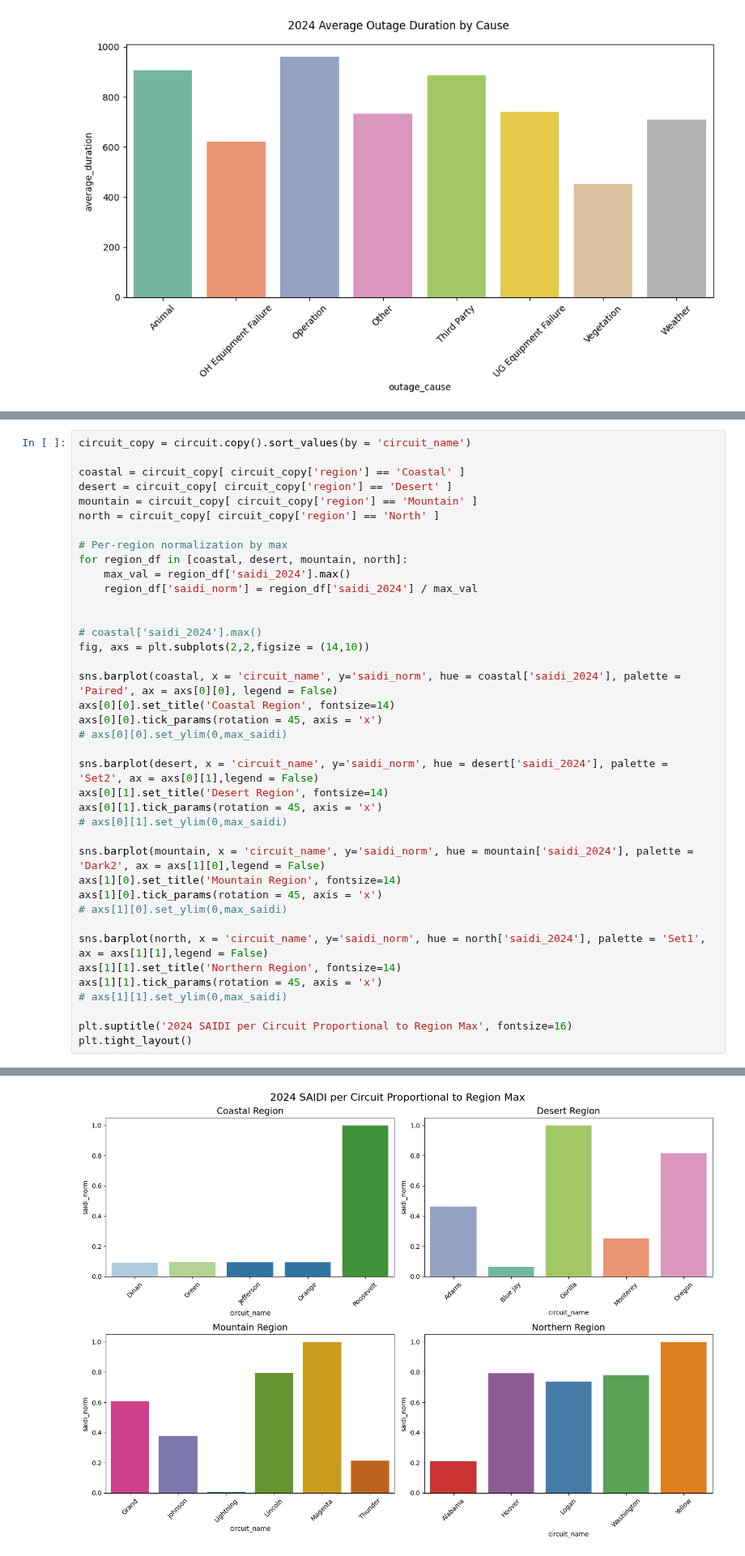
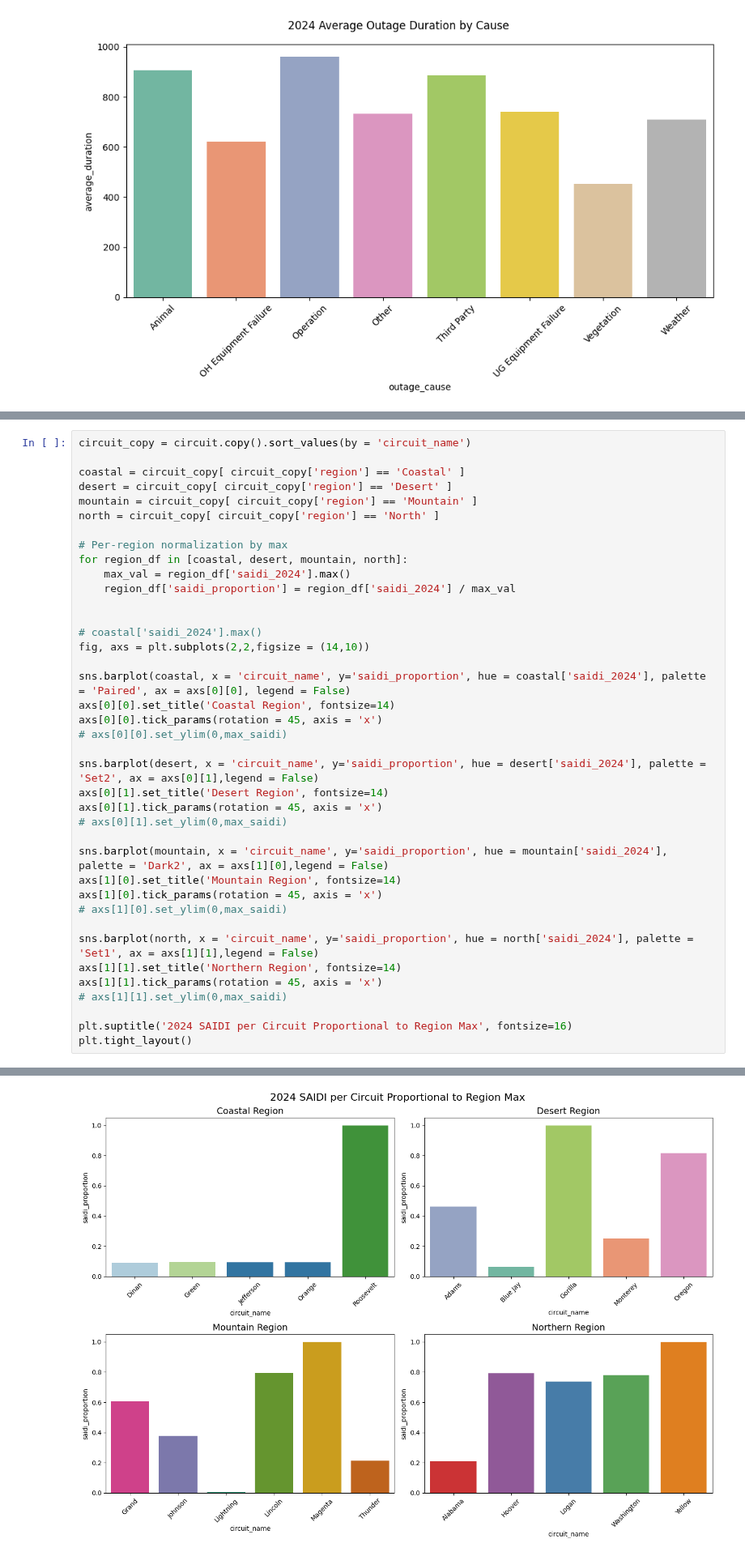
Before and after one commit to GerardoG2/ITC-2025, a Jupyter notebook: circuit-outage-analysis.ipynb, the cells around one changed output, grey strips where cells are left out. Shown at 81% size. Saved outputs shown, nothing was run; the diff lists cells and outputs as text.

Commit message:
minor changes: fixed axis label for saidi prop

```diff
--- a/circuit-outage-analysis.ipynb
+++ b/circuit-outage-analysis.ipynb
@@ -623,28 +623,28 @@ north = circuit_copy[ circuit_copy['region'] == 'North' ]
 # Per-region normalization by max
 for region_df in [coastal, desert, mountain, north]:
     max_val = region_df['saidi_2024'].max()
-    region_df['saidi_norm'] = region_df['saidi_2024'] / max_val
+    region_df['saidi_proportion'] = region_df['saidi_2024'] / max_val
 
 
 # coastal['saidi_2024'].max()
 fig, axs = plt.subplots(2,2,figsize = (14,10))
 
-sns.barplot(coastal, x = 'circuit_name', y='saidi_norm', hue = coastal['saidi_2024'], palette = 'Paired', ax = axs[0][0], legend = False)
+sns.barplot(coastal, x = 'circuit_name', y='saidi_proportion', hue = coastal['saidi_2024'], palette = 'Paired', ax = axs[0][0], legend = False)
 axs[0][0].set_title('Coastal Region', fontsize=14)
 axs[0][0].tick_params(rotation = 45, axis = 'x')
 # axs[0][0].set_ylim(0,max_saidi)
 
-sns.barplot(desert, x = 'circuit_name', y='saidi_norm', hue = desert['saidi_2024'], palette = 'Set2', ax = axs[0][1],legend = False)
+sns.barplot(desert, x = 'circuit_name', y='saidi_proportion', hue = desert['saidi_2024'], palette = 'Set2', ax = axs[0][1],legend = False)
 axs[0][1].set_title('Desert Region', fontsize=14)
 axs[0][1].tick_params(rotation = 45, axis = 'x')
 # axs[0][1].set_ylim(0,max_saidi)
 
-sns.barplot(mountain, x = 'circuit_name', y='saidi_norm', hue = mountain['saidi_2024'], palette = 'Dark2', ax = axs[1][0],legend = False)
+sns.barplot(mountain, x = 'circuit_name', y='saidi_proportion', hue = mountain['saidi_2024'], palette = 'Dark2', ax = axs[1][0],legend = False)
 axs[1][0].set_title('Mountain Region', fontsize=14)
 axs[1][0].tick_params(rotation = 45, axis = 'x')
 # axs[1][0].set_ylim(0,max_saidi)
 
-sns.barplot(north, x = 'circuit_name', y='saidi_norm', hue = north['saidi_2024'], palette = 'Set1', ax = axs[1][1],legend = False)
+sns.barplot(north, x = 'circuit_name', y='saidi_proportion', hue = north['saidi_2024'], palette = 'Set1', ax = axs[1][1],legend = False)
 axs[1][1].set_title('Northern Region', fontsize=14)
 axs[1][1].tick_params(rotation = 45, axis = 'x')
 # axs[1][1].set_ylim(0,max_saidi)
@@ -675,4 +675,4 @@ See the caveats in the documentation: https://pandas.pydata.org/pandas-docs/stab
-[figure, old version]
+[figure, new version]
 # %%
 #  Outage Cause Median Duration Per Outage - 2024
 outage_cause_median_duration = (
```
Also changed, not shown: parts of 1 cell of this notebook.
